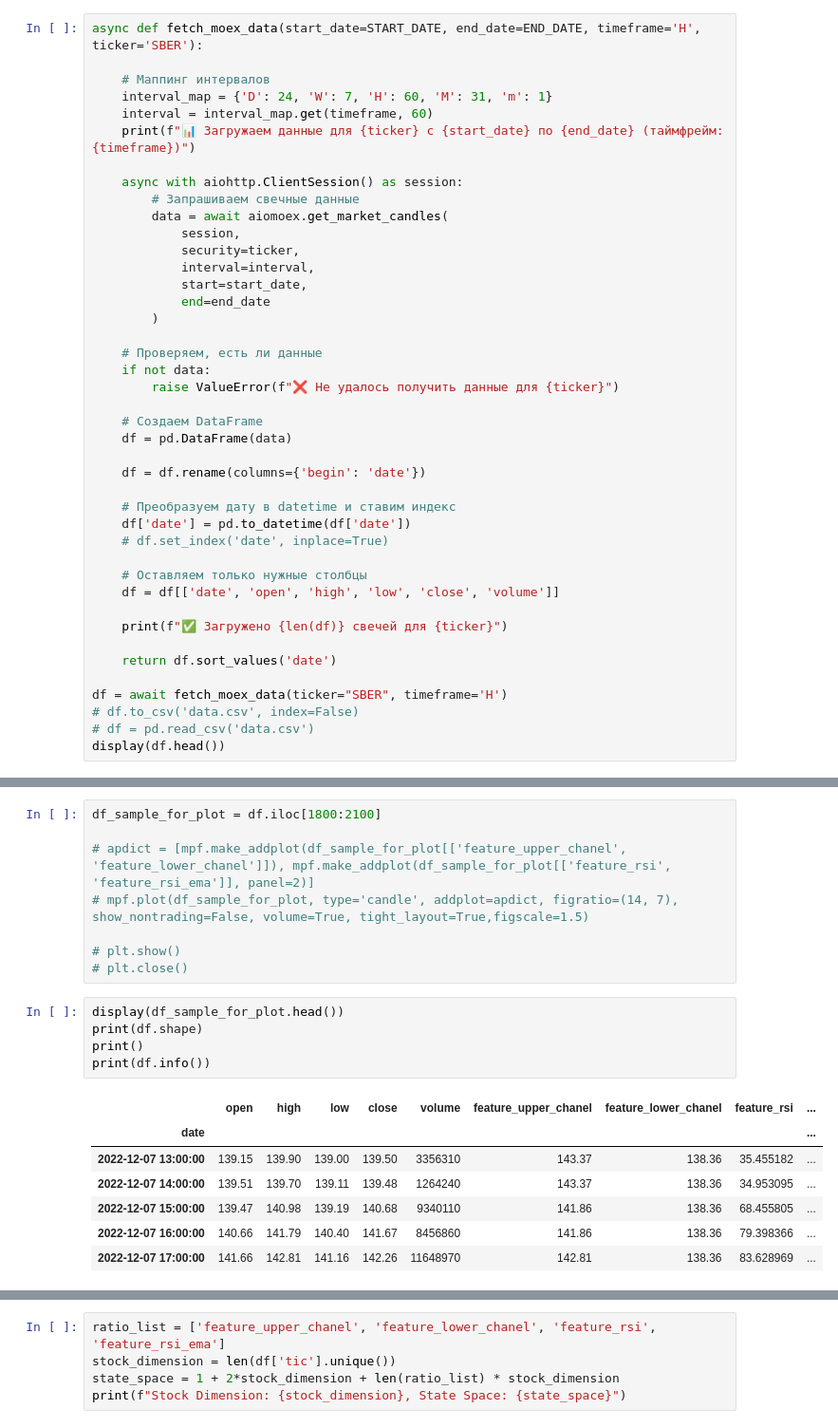
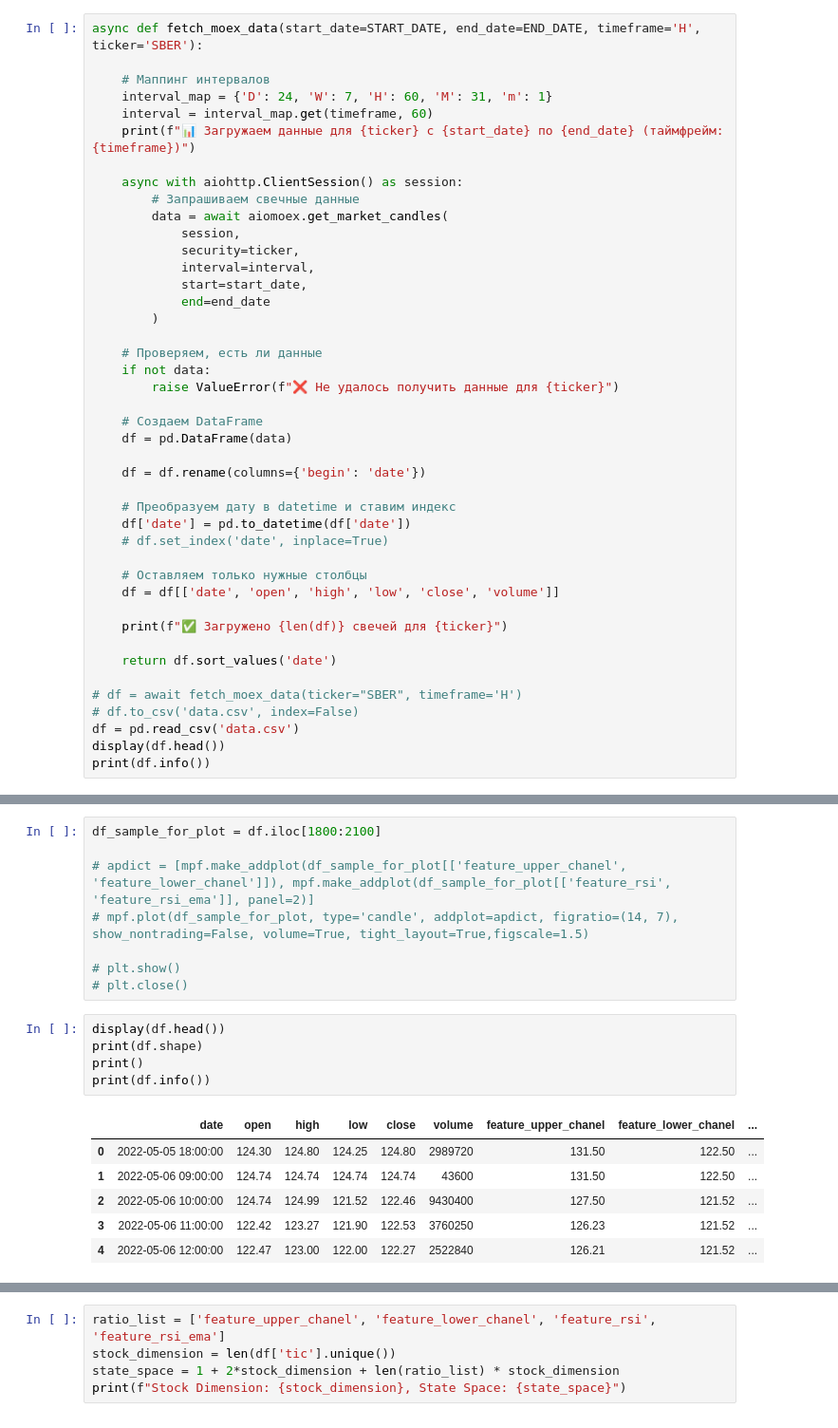
Before and after one commit to eilyich/alqotrading_beta, a Jupyter notebook: development_custom_env.ipynb, the cells around one changed output, grey strips where cells are left out. Shown at 95% size. Saved outputs shown, nothing was run; the diff lists cells and outputs as text.

```diff
--- a/development_custom_env.ipynb
+++ b/development_custom_env.ipynb
@@ -62,8 +63,9 @@ async def fetch_moex_data(start_date=START_DATE, end_date=END_DATE, timeframe='H
 
     return df.sort_values('date')
 
-df = await fetch_moex_data(ticker="SBER", timeframe='H')
+# df = await fetch_moex_data(ticker="SBER", timeframe='H')
 # df.to_csv('data.csv', index=False)
-# df = pd.read_csv('data.csv')
+df = pd.read_csv('data.csv')
 display(df.head())
+print(df.info())
 # %% [output]
@@ -115,15 +132,14 @@ df_sample_for_plot = df.iloc[1800:2100]
 # plt.show()
 # plt.close()
 # %%
-display(df_sample_for_plot.head())
+display(df.head())
 print(df.shape)
 print()
 print(df.info())
 # %% [output]
-|  | open | high | low | close | volume | feature_upper_chanel | feature_lower_chanel | feature_rsi | ... |
-| date |  |  |  |  |  |  |  |  | ... |
-| 2022-12-07 13:00:00 | 139.15 | 139.90 | 139.00 | 139.50 | 3356310 | 143.37 | 138.36 | 35.455182 | ... |
-| 2022-12-07 14:00:00 | 139.51 | 139.70 | 139.11 | 139.48 | 1264240 | 143.37 | 138.36 | 34.953095 | ... |
-| 2022-12-07 15:00:00 | 139.47 | 140.98 | 139.19 | 140.68 | 9340110 | 141.86 | 138.36 | 68.455805 | ... |
-| 2022-12-07 16:00:00 | 140.66 | 141.79 | 140.40 | 141.67 | 8456860 | 141.86 | 138.36 | 79.398366 | ... |
-| 2022-12-07 17:00:00 | 141.66 | 142.81 | 141.16 | 142.26 | 11648970 | 142.81 | 138.36 | 83.628969 | ... |
+|  | date | open | high | low | close | volume | feature_upper_chanel | feature_lower_chanel | ... |
+| 0 | 2022-05-05 18:00:00 | 124.30 | 124.80 | 124.25 | 124.80 | 2989720 | 131.50 | 122.50 | ... |
+| 1 | 2022-05-06 09:00:00 | 124.74 | 124.74 | 124.74 | 124.74 | 43600 | 131.50 | 122.50 | ... |
+| 2 | 2022-05-06 10:00:00 | 124.74 | 124.99 | 121.52 | 122.46 | 9430400 | 127.50 | 121.52 | ... |
+| 3 | 2022-05-06 11:00:00 | 122.42 | 123.27 | 121.90 | 122.53 | 3760250 | 126.23 | 121.52 | ... |
+| 4 | 2022-05-06 12:00:00 | 122.47 | 123.00 | 122.00 | 122.27 | 2522840 | 126.21 | 121.52 | ... |
```
Also changed, not shown: parts of 18 cells of this notebook, 1 other file.
